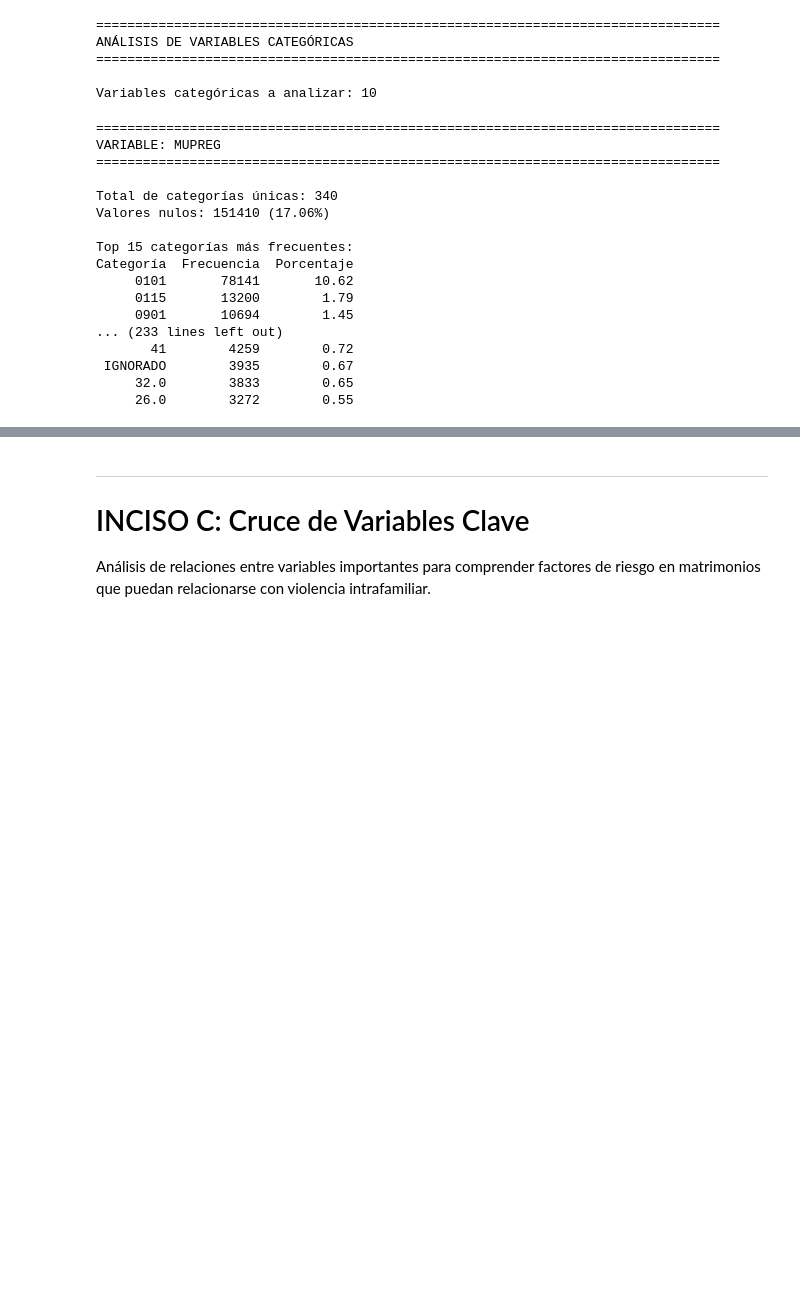
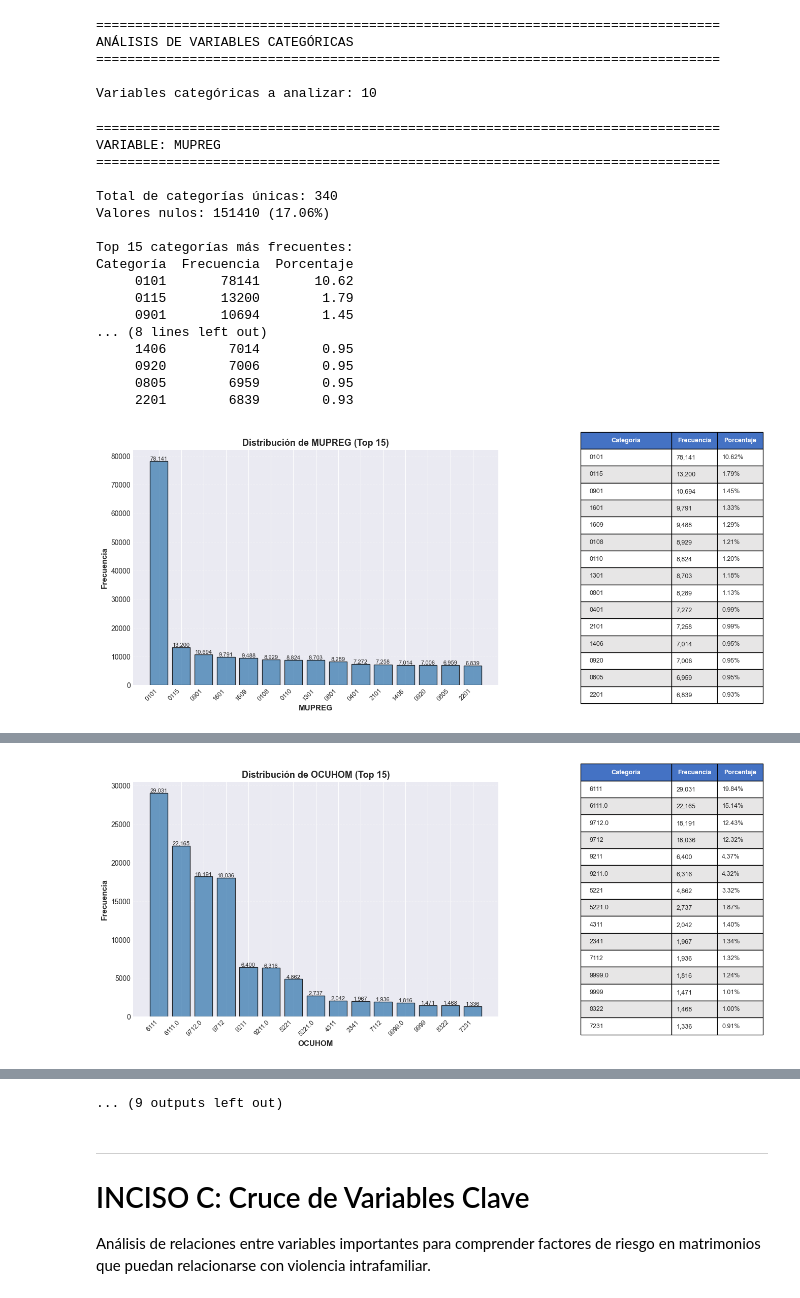
Before and after one commit to FerAHMz/proy1-md, a Jupyter notebook: data-analist-matrimonios/analisis_matrimonios.ipynb, the cells around one changed output, grey strips where cells are left out. Cells and saved outputs as stored; diff of their text form; code cells hidden in the pictures; blank space fills up the shorter version.

```diff
--- a/data-analist-matrimonios/analisis_matrimonios.ipynb
+++ b/data-analist-matrimonios/analisis_matrimonios.ipynb
@@ -466,44 +465,93 @@ Variables categóricas a analizar: 10
 # Generar tablas de frecuencia para todas las variables categóricas
 for var in variables_categoricas:
     print(f"\n{'='*80}")
     print(f"VARIABLE: {var}")
     print("="*80)
 
     tabla, total_categorias = tabla_frecuencias(df_matrimonios, var, top_n=15)
     tablas_frecuencia[var] = tabla
 
     print(f"\nTotal de categorías únicas: {total_categorias}")
     print(f"Valores nulos: {df_matrimonios[var].isnull().sum()} ({(df_matrimonios[var].isnull().sum()/len(df_matrimonios)*100):.2f}%)")
     print(f"\nTop 15 categorías más frecuentes:")
     print(tabla.to_string(index=False))
 
-    # Visualización para variables con pocas categorías (menos de 20)
-    if total_categorias <= 20 and total_categorias > 0:
-        plt.figure(figsize=(12, 6))
+    # Visualización gráfica para TODAS las variables categóricas (Top 15)
+    if total_categorias > 0:
         freq_data = df_matrimonios[var].value_counts().head(15)
-        plt.bar(range(len(freq_data)), freq_data.values, color='steelblue', edgecolor='black')
-        plt.xticks(range(len(freq_data)), freq_data.index, rotation=45, ha='right')
-        plt.xlabel(var)
-        plt.ylabel('Frecuencia')
-        plt.title(f'Distribución de {var}', fontsize=14, fontweight='bold')
-        plt.grid(axis='y', alpha=0.3)
+
+        # Crear figura con dos subplots: gráfico de barras y tabla
+        fig = plt.figure(figsize=(16, 6))
+        gs = fig.add_gridspec(1, 2, width_ratios=[2, 1], wspace=0.3)
+
+        # Gráfico de barras
+        ax1 = fig.add_subplot(gs[0])
+        bars = ax1.bar(range(len(freq_data)), freq_data.values,
+                       color='steelblue', edgecolor='black', alpha=0.8)
+        ax1.set_xticks(range(len(freq_data)))
+        ax1.set_xticklabels(freq_data.index, rotation=45, ha='right', fontsize=9)
+        ax1.set_xlabel(var, fontsize=11, fontweight='bold')
+        ax1.set_ylabel('Frecuencia', fontsize=11, fontweight='bold')
+        ax1.set_title(f'Distribución de {var} (Top 15)', fontsize=13, fontweight='bold')
+        ax1.grid(axis='y', alpha=0.3, linestyle='--')
+
+        # Agregar valores sobre las barras
+        for i, (bar, val) in enumerate(zip(bars, freq_data.values)):
+            height = bar.get_height()
+            ax1.text(bar.get_x() + bar.get_width()/2., height,
+                    f'{val:,}', ha='center', va='bottom', fontsize=8)
+
+        # Tabla visual con los datos
+        ax2 = fig.add_subplot(gs[1])
+        ax2.axis('tight')
+        ax2.axis('off')
+
+        # Preparar datos para la tabla
+        tabla_visual = tabla.copy()
+        tabla_visual['Frecuencia'] = tabla_visual['Frecuencia'].apply(lambda x: f'{x:,}')
+        tabla_visual['Porcentaje'] = tabla_visual['Porcentaje'].apply(lambda x: f'{x:.2f}%')
+
+        table = ax2.table(cellText=tabla_visual.values,
+                         colLabels=tabla_visual.columns,
+                         cellLoc='left',
+                         loc='center',
+                         colWidths=[0.5, 0.25, 0.25])
+
+        table.auto_set_font_size(False)
+        table.set_fontsize(9)
+        table.scale(1, 2)
+
+        # Estilizar encabezados
+        for i in range(len(tabla_visual.columns)):
+            table[(0, i)].set_facecolor('#4472C4')
+            table[(0, i)].set_text_props(weight='bold', color='white')
+
+        # Alternar colores en filas
+        for i in range(1, len(tabla_visual) + 1):
+            for j in range(len(tabla_visual.columns)):
+                if i % 2 == 0:
+                    table[(i, j)].set_facecolor('#E7E6E6')
+
         plt.tight_layout()
         plt.show()
+
+        print(f"\n Gráfica generada para {var}")
 # %% [output]
 ================================================================================
 VARIABLE: MUPREG
 ================================================================================
 
 Total de categorías únicas: 340
 Valores nulos: 151410 (17.06%)
 
 Top 15 categorías más frecuentes:
 Categoría  Frecuencia  Porcentaje
      0101       78141       10.62
      0115       13200        1.79
      0901       10694        1.45
-... (233 lines left out)
-       41        4259        0.72
- IGNORADO        3935        0.67
-     32.0        3833        0.65
-     26.0        3272        0.55
+... (8 lines left out)
+     1406        7014        0.95
+     0920        7006        0.95
+     0805        6959        0.95
+     2201        6839        0.93
+[figure, added]
@@ -509,0 +575 @@ Categoría  Frecuencia  Porcentaje
+[figure, added]
@@ -510,3 +648,4 @@ Categoría  Frecuencia  Porcentaje
+... (9 outputs left out)
 # %% [markdown]
 ---
 # INCISO C: Cruce de Variables Clave
```
Also changed, not shown: parts of 3 cells of this notebook.
